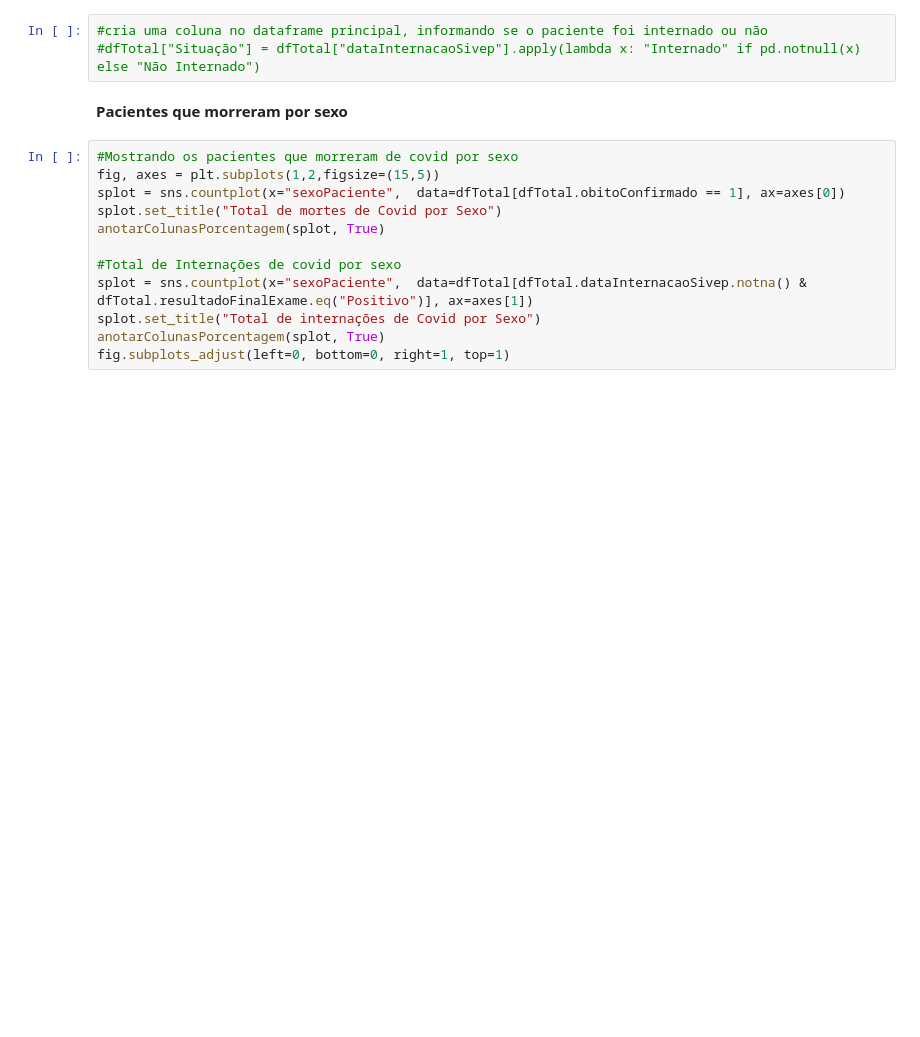
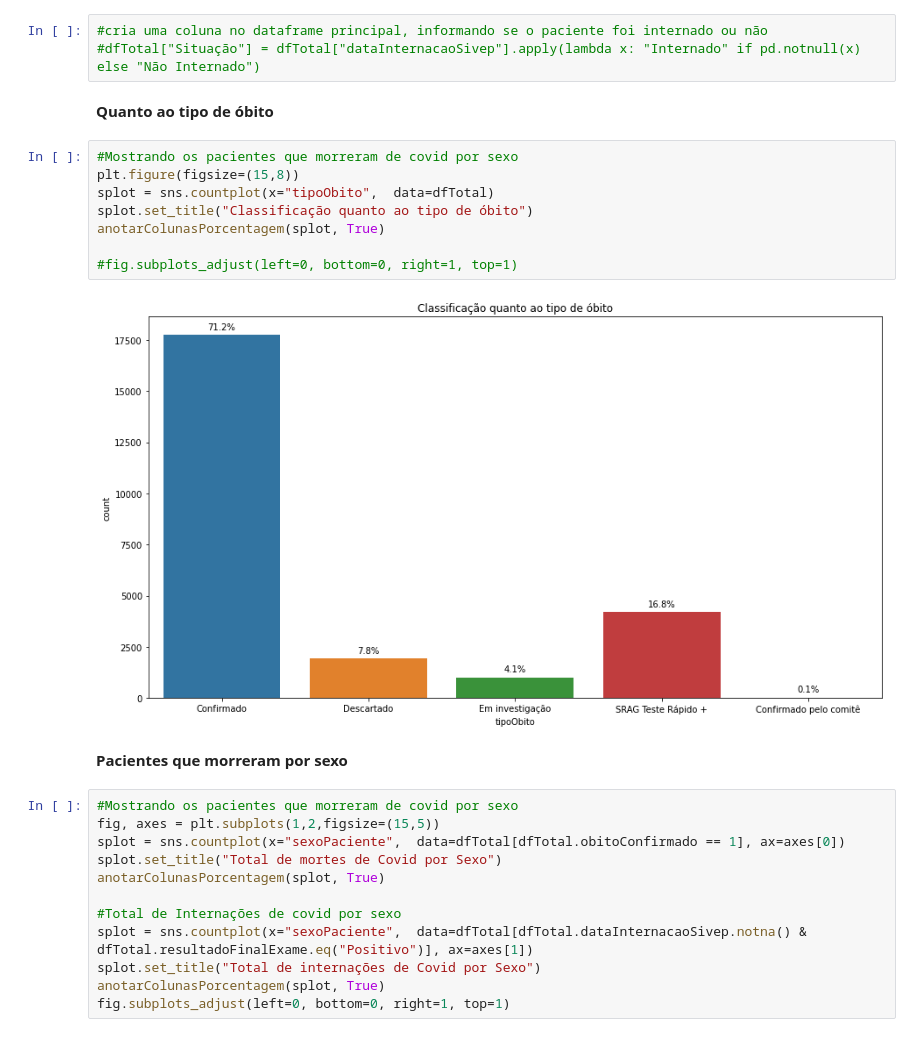
Before and after one commit to softip/projeto_IA368X, a Jupyter notebook: notebooks/E2_Análise_Exploratória.ipynb, the cells around one changed output. Saved outputs shown, nothing was run; the diff lists cells and outputs as text; blank space fills up the shorter version.

```diff
--- a/notebooks/E2_Análise_Exploratória.ipynb
+++ b/notebooks/E2_Análise_Exploratória.ipynb
@@ -238,6 +253,18 @@ Series([], Name: obitoConfirmado, dtype: int64)
 # %%
 #cria uma coluna no dataframe principal, informando se o paciente foi internado ou não
 #dfTotal["Situação"] = dfTotal["dataInternacaoSivep"].apply(lambda x: "Internado" if pd.notnull(x) else "Não Internado")
+# %% [markdown]
+**Quanto ao tipo de óbito**
+# %%
+#Mostrando os pacientes que morreram de covid por sexo
+plt.figure(figsize=(15,8))
+splot = sns.countplot(x="tipoObito",  data=dfTotal)
+splot.set_title("Classificação quanto ao tipo de óbito")
+anotarColunasPorcentagem(splot, True)
+
+#fig.subplots_adjust(left=0, bottom=0, right=1, top=1)
+# %% [output]
+[figure, added]
 # %% [markdown]
 **Pacientes que morreram por sexo**
 # %%
```
Also changed, not shown: parts of 8 cells of this notebook.
